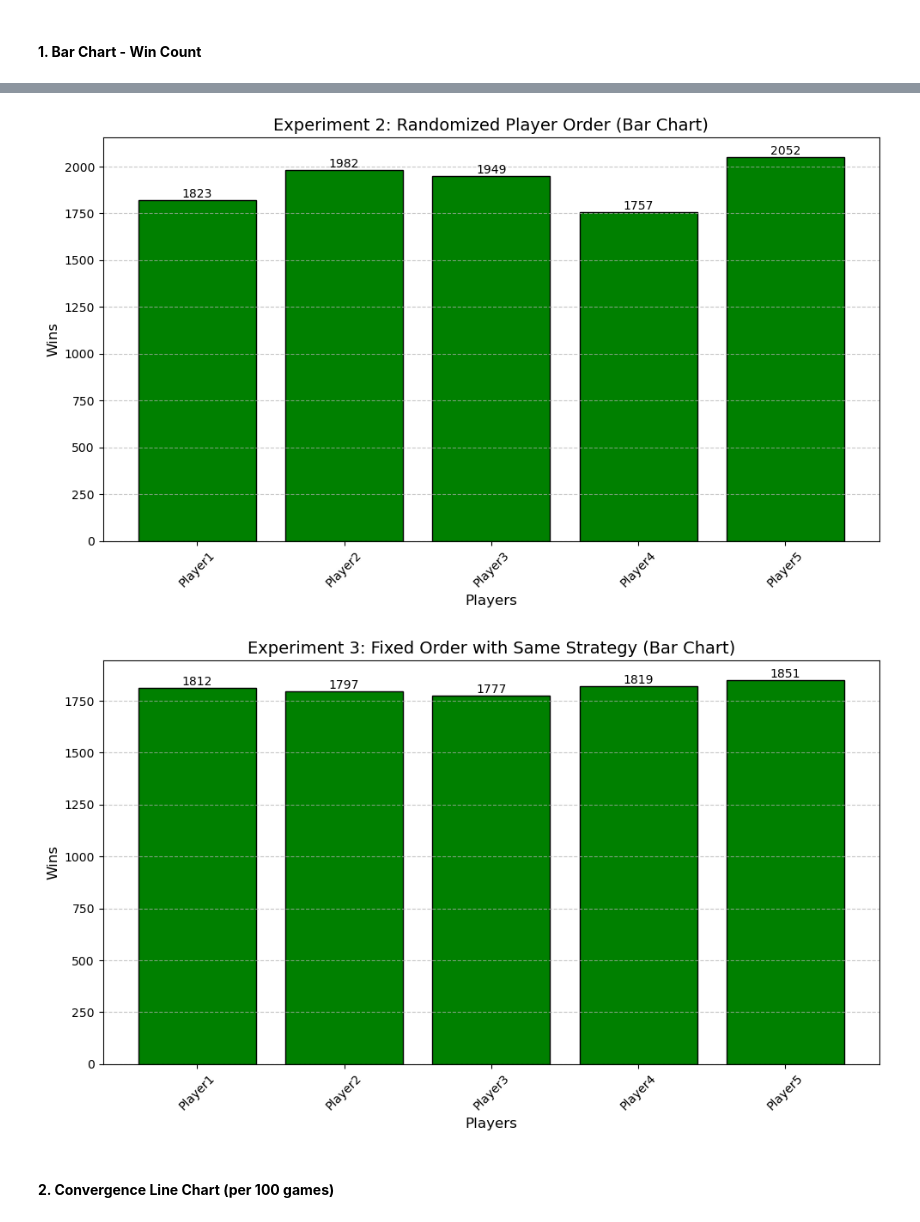
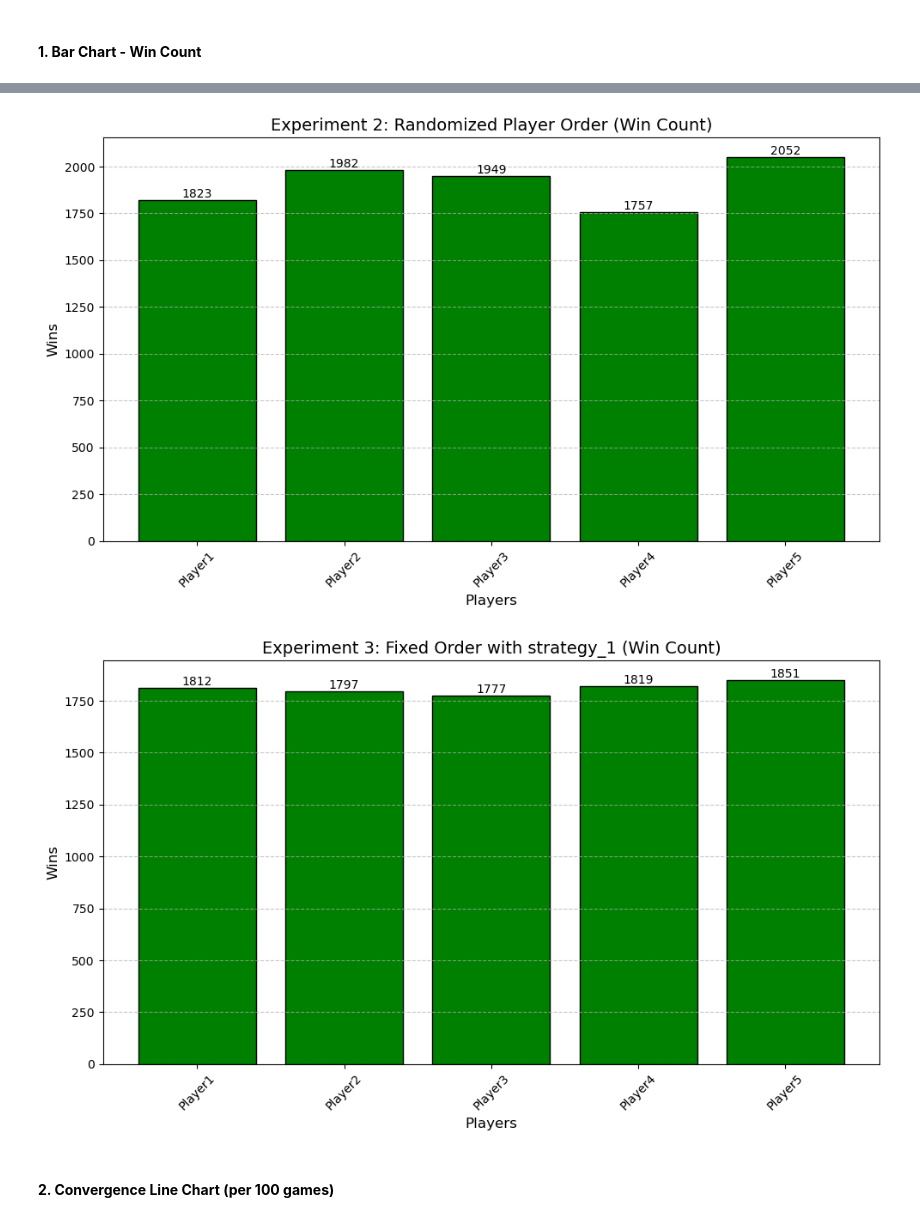
Before and after one commit to rscohen2/2024Fall_projects_LoveLettersGame, a Jupyter notebook: Simulation_plots.ipynb, the cells around one changed output, grey strips where cells are left out. Drawn from its saved outputs; the diff is of its cells as text; code cells hidden in the pictures.

Commit message:
cleaned code and added return statements for plotting

```diff
--- a/Simulation_plots.ipynb
+++ b/Simulation_plots.ipynb
@@ -118,15 +118,15 @@ with io.capture_output():
 #### **1. Bar Chart - Win Count**
 # %%
 # Experiment 1: Vanilla Experiment (fixed order + different strategy)
-plot_simulation_results("Experiment 1: Fixed Order with Different Strategies (Bar Chart)", win_counts_1)
+plot_simulation_results("Experiment 1: Fixed Order with Different Strategies (Win Count)", win_counts_1)
 # Experiment 2: Randomized Order
-plot_simulation_results("Experiment 2: Randomized Player Order (Bar Chart)", win_counts_2)
+plot_simulation_results("Experiment 2: Randomized Player Order (Win Count)", win_counts_2)
 # Experiment 3: Fixed Order with the Same Strategy
-plot_simulation_results("Experiment 3: Fixed Order with Same Strategy (Bar Chart)", win_counts_3)
+plot_simulation_results(f"Experiment 3: Fixed Order with "+same_strategy+" (Win Count)", win_counts_3)
 # %% [output]
 [figure]
 [figure]
-[figure, old version]
+[figure, new version]
 # %% [markdown]
 #### **2. Convergence Line Chart (per 100 games)**
 # %%
```
